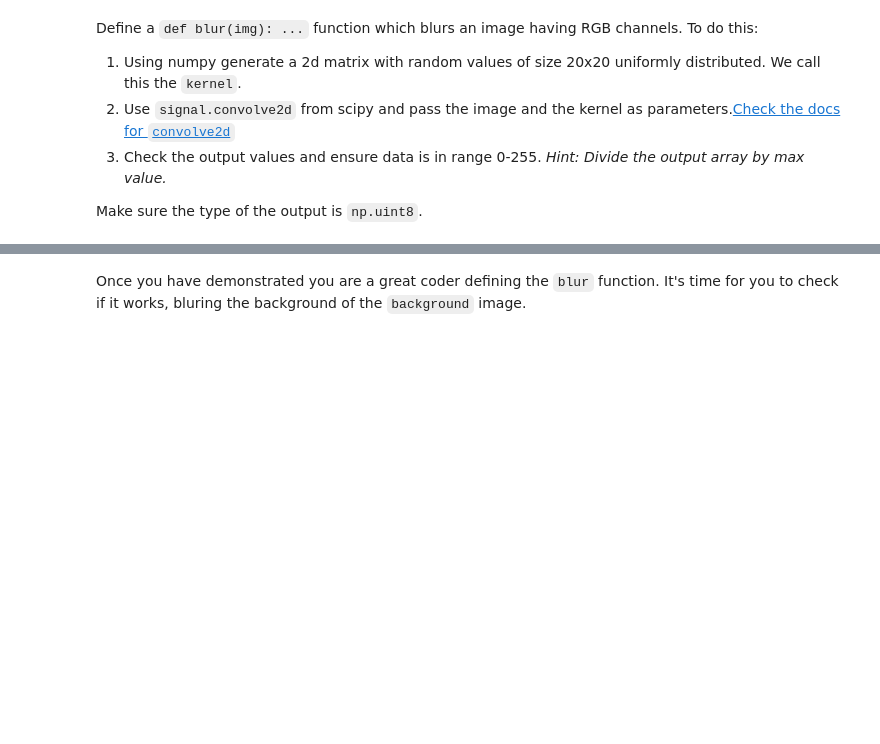
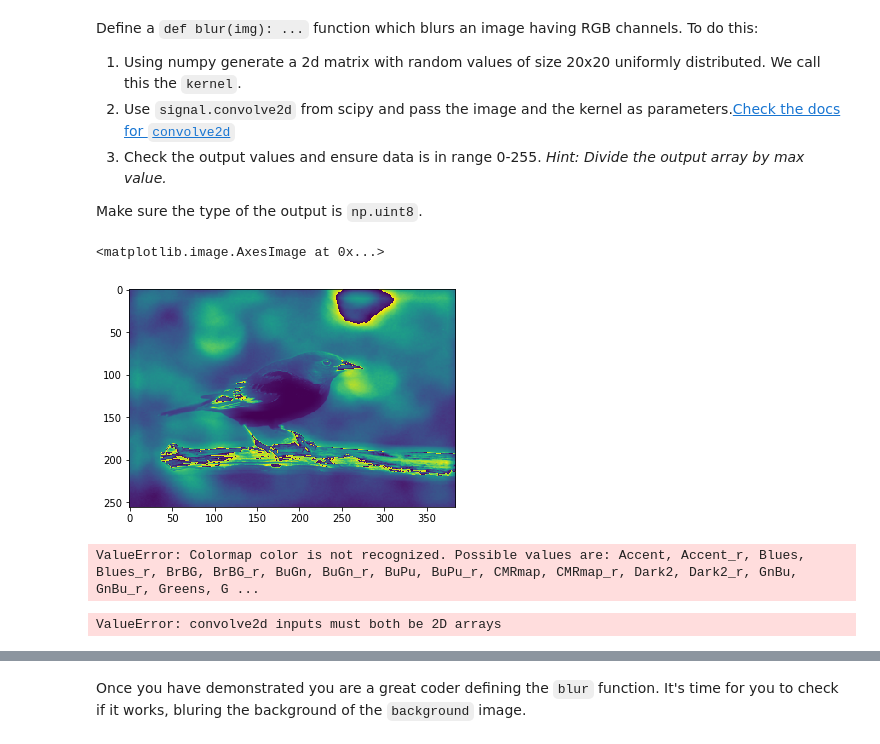
Before and after one commit to blancalluch/ImageSegmentation, a Jupyter notebook: main.ipynb, the cells around one changed output, grey strips where cells are left out. Drawn from its saved outputs; the diff is of its cells as text; code cells hidden in the pictures; blank space fills up the shorter version.

```diff
--- a/main.ipynb
+++ b/main.ipynb
@@ -263,0 +282,16 @@ conv = convolve(img, kernel, mode='same')
+# %%
+
+plt.imshow(new_layers[0])
+plt.imshow(new_layers[1])
+plt.imshow(new_layers[2])
+# %% [output]
+<matplotlib.image.AxesImage at 0x...>
+[figure, added]
+# %%
+plt.imshow(np.add(np.add(new_layers[0], new_layers[1]),new_layers[2]), cmap='color')
+# %% [output]
+ValueError: Colormap color is not recognized. Possible values are: Accent, Accent_r, Blues, Blues_r, BrBG, BrBG_r, BuGn, BuGn_r, BuPu, BuPu_r, CMRmap, CMRmap_r, Dark2, Dark2_r, GnBu, GnBu_r, Greens, G ...
+# %%
+convolve2d(imgArr, kernel).reshape(256,383,3)
+# %% [output]
+ValueError: convolve2d inputs must both be 2D arrays
```
Also changed, not shown: parts of 6 cells of this notebook.
